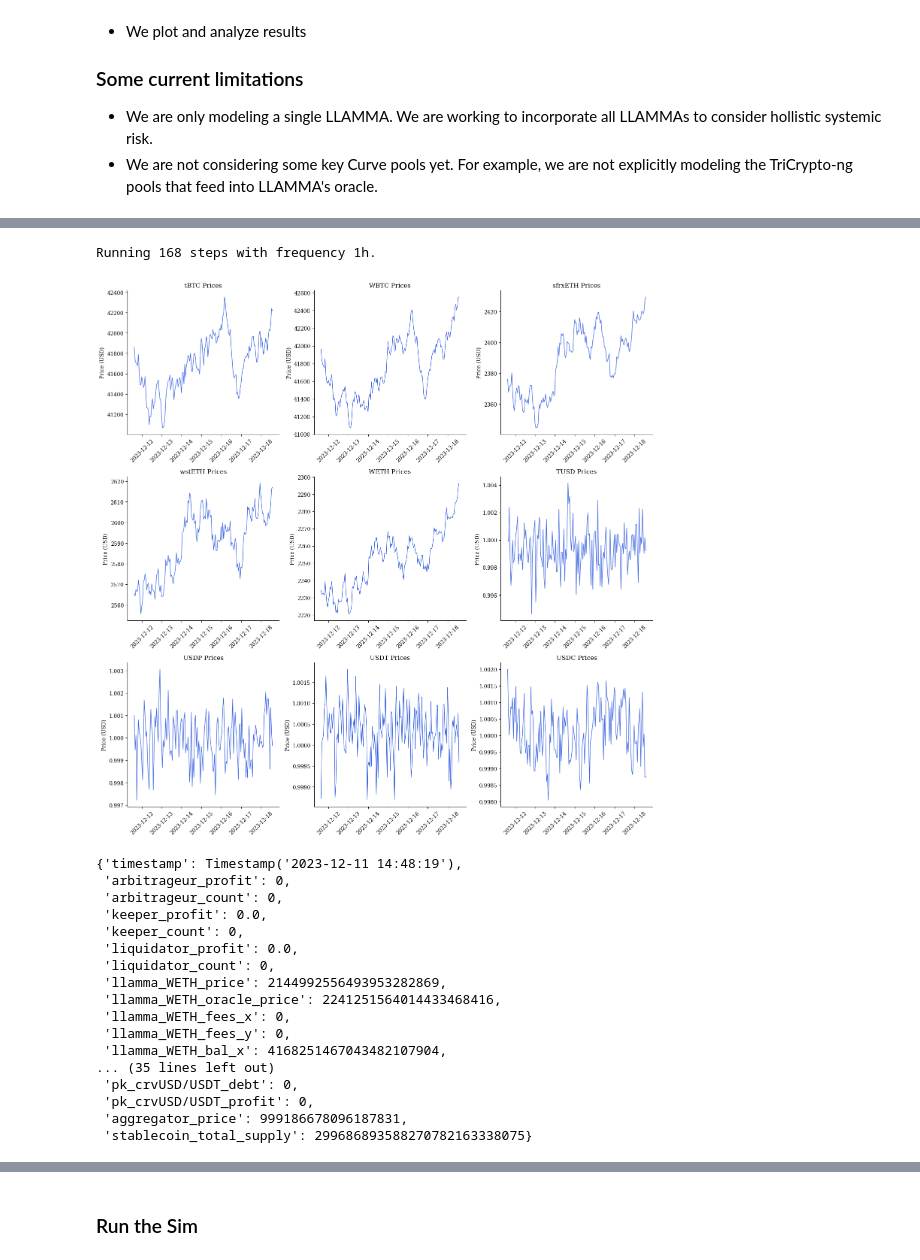
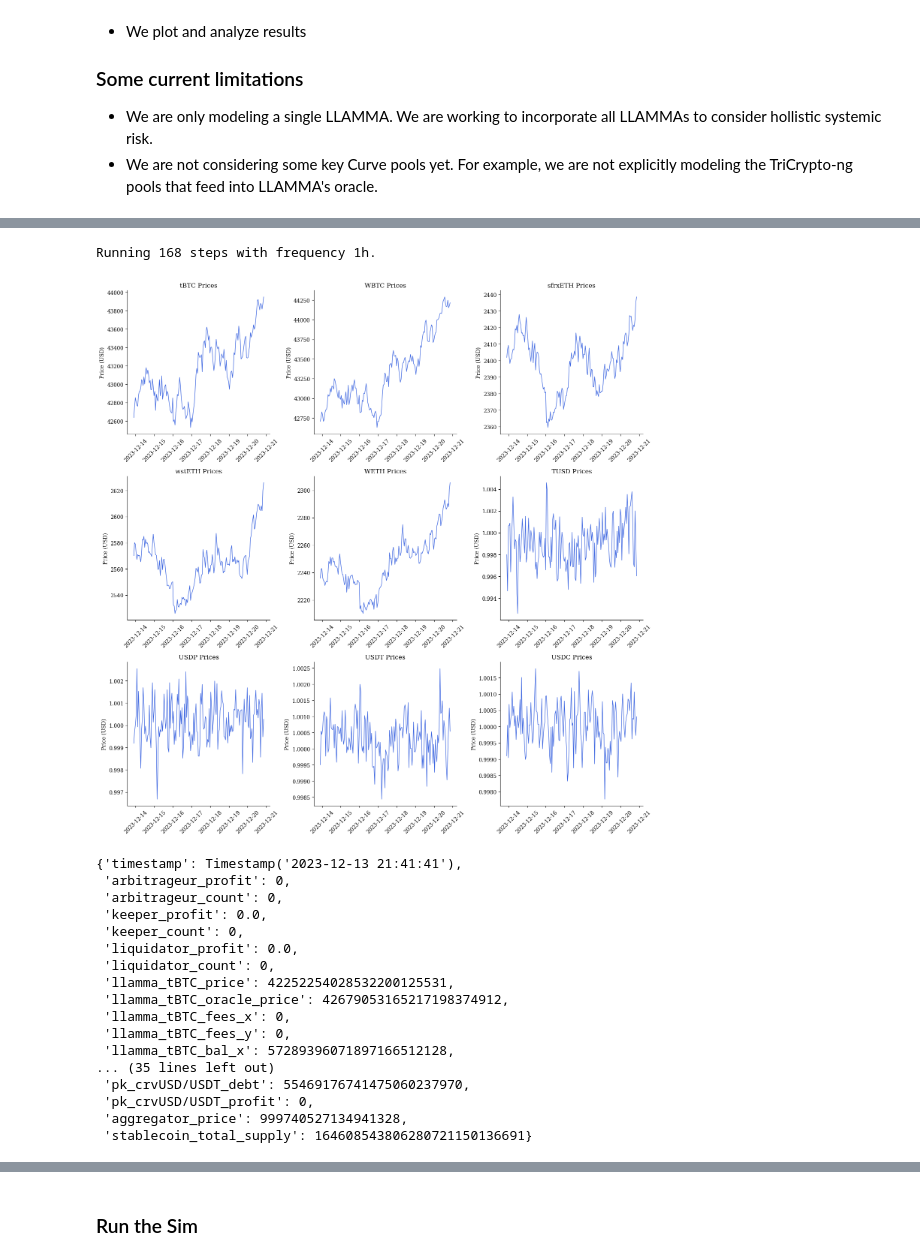
Before and after one commit to xenophonlabs/crvUSDrisk, a Jupyter notebook: notebooks/demo_sim.ipynb, the cells around one changed output, grey strips where cells are left out. Saved outputs shown, nothing was run; the diff lists cells and outputs as text; code cells hidden in the pictures.

```diff
--- a/notebooks/demo_sim.ipynb
+++ b/notebooks/demo_sim.ipynb
@@ -25,6 +22,6 @@ The autoreload extension is already loaded. To reload it, use:
 # %%
 # Generate markets and prices
-scenario = Scenario("baseline", "weth")
+scenario = Scenario("baseline", "tbtc")
 scenario.prepare_for_run()
 _ = plot_prices(scenario.pricepaths.prices)
 print(
@@ -37,26 +34,26 @@ print(
 Running 168 steps with frequency 1h.
-[figure, old version]
+[figure, new version]
 # %%
 metricsprocessor = MetricsProcessor(scenario)
 metricsprocessor.initial_state
 # %% [output]
-{'timestamp': Timestamp('2023-12-11 14:48:19'),
+{'timestamp': Timestamp('2023-12-13 21:41:41'),
  'arbitrageur_profit': 0,
  'arbitrageur_count': 0,
  'keeper_profit': 0.0,
  'keeper_count': 0,
  'liquidator_profit': 0.0,
  'liquidator_count': 0,
- 'llamma_WETH_price': 2144992556493953282869,
- 'llamma_WETH_oracle_price': 2241251564014433468416,
- 'llamma_WETH_fees_x': 0,
- 'llamma_WETH_fees_y': 0,
- 'llamma_WETH_bal_x': 4168251467043482107904,
+ 'llamma_tBTC_price': 42252254028532200125531,
+ 'llamma_tBTC_oracle_price': 42679053165217198374912,
+ 'llamma_tBTC_fees_x': 0,
+ 'llamma_tBTC_fees_y': 0,
+ 'llamma_tBTC_bal_x': 57289396071897166512128,
 ... (35 lines left out)
- 'pk_crvUSD/USDT_debt': 0,
+ 'pk_crvUSD/USDT_debt': 55469176741475060237970,
  'pk_crvUSD/USDT_profit': 0,
- 'aggregator_price': 999186678096187831,
- 'stablecoin_total_supply': 299686893588270782163338075}
+ 'aggregator_price': 999740527134941328,
+ 'stablecoin_total_supply': 164608543806280721150136691}
 # %%
 import matplotlib.pyplot as plt
 
```
Also changed, not shown: parts of 13 cells of this notebook, 22 other files.
